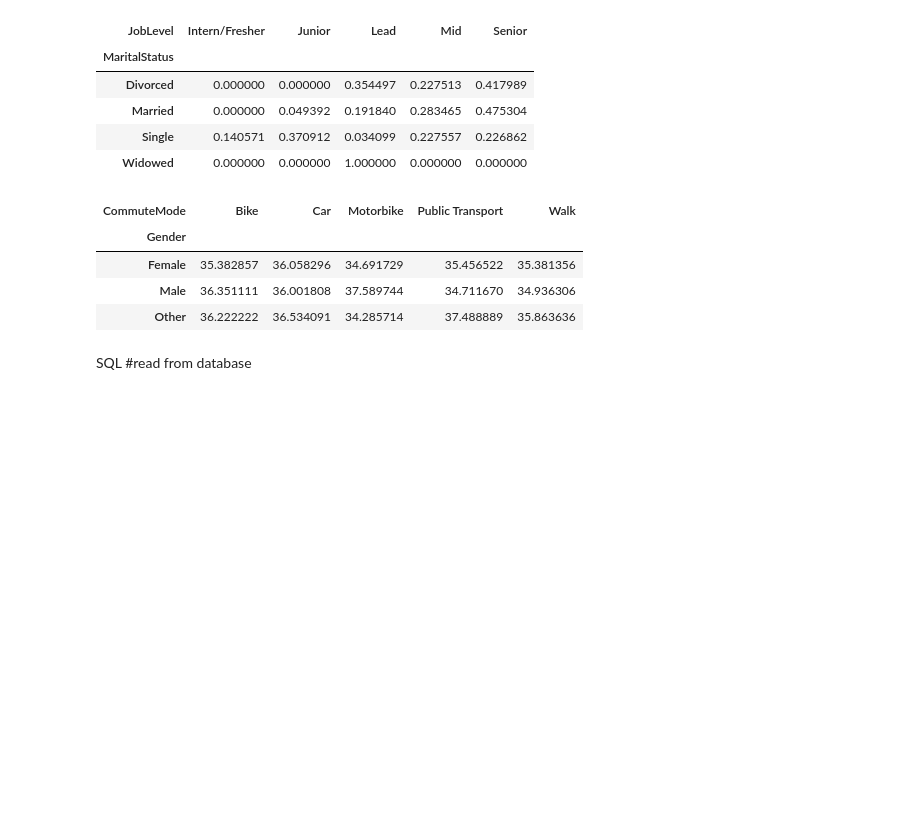
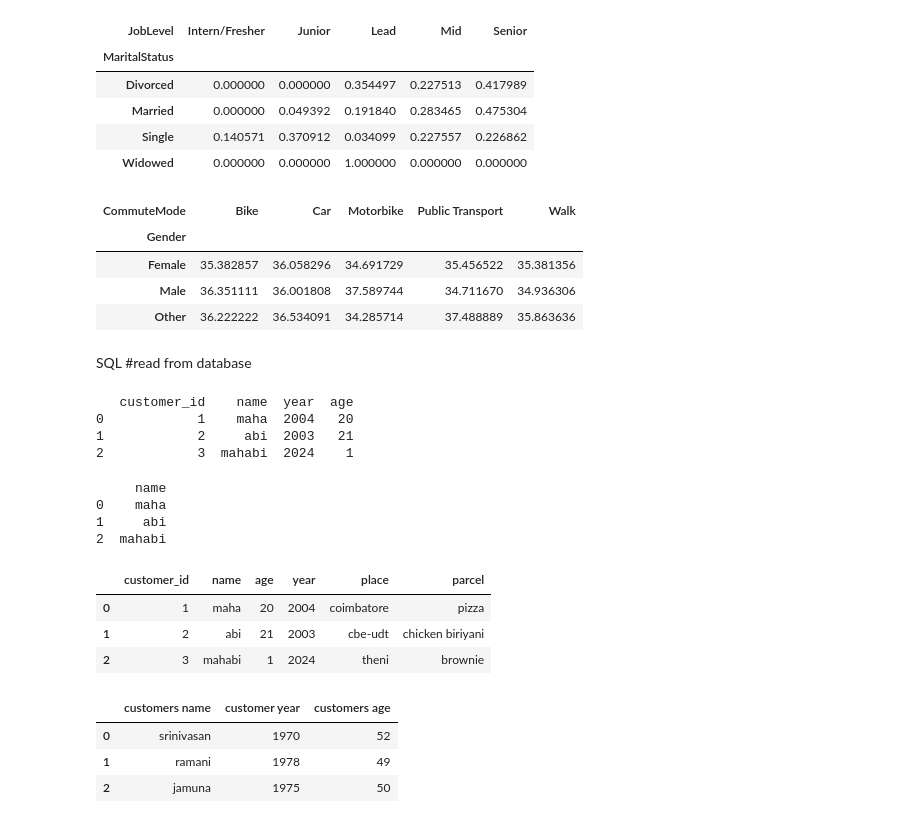
Before and after one commit to BalaMahalakshmi/Python, a Jupyter notebook: pandas.ipynb, the cells around one changed output. Drawn from its saved outputs; the diff is of its cells as text; code cells hidden in the pictures; blank space fills up the shorter version.

```diff
--- a/pandas.ipynb
+++ b/pandas.ipynb
@@ -1017,4 +1017,43 @@ SQL #read from database
 # %%
 import pandas as pd
 import sqlalchemy
-engine = sqlalchemy.create_engine('mysql+pymysql://root:@localhost:3306/application')
+engine = sqlalchemy.create_engine('mysql+pymysql://root:mahabi@localhost:3306/abi')
+# %%
+df = pd.read_sql_table("customers", engine)
+print(df)
+# %% [output]
+   customer_id    name  year  age
+0            1    maha  2004   20
+1            2     abi  2003   21
+2            3  mahabi  2024    1
+# %%
+df = pd.read_sql_table("customers", engine, columns=['name'])
+print(df)
+# %% [output]
+     name
+0    maha
+1     abi
+2  mahabi
+# %%
+query = '''SELECT customers.customer_id, customers.name , customers.age, customers.year, orders.place, orders.parcel
+FROM customers
+INNER JOIN orders
+ON customers.customer_id = orders.customer_id;
+'''
+df = pd.read_sql_query(query, engine)
+df
+# %% [output]
+|  | customer_id | name | age | year | place | parcel |
+| 0 | 1 | maha | 20 | 2004 | coimbatore | pizza |
+| 1 | 2 | abi | 21 | 2003 | cbe-udt | chicken biriyani |
+| 2 | 3 | mahabi | 1 | 2024 | theni | brownie |
+# %%
+a = pd.DataFrame({'customers name':['srinivasan', 'ramani','jamuna'],
+                  'customer year':[1970,1978,1975],
+                  'customers age':[52,49,50]})
+a
+# %% [output]
+|  | customers name | customer year | customers age |
+| 0 | srinivasan | 1970 | 52 |
+| 1 | ramani | 1978 | 49 |
+| 2 | jamuna | 1975 | 50 |
```
Also changed, not shown: parts of 2 cells of this notebook.
